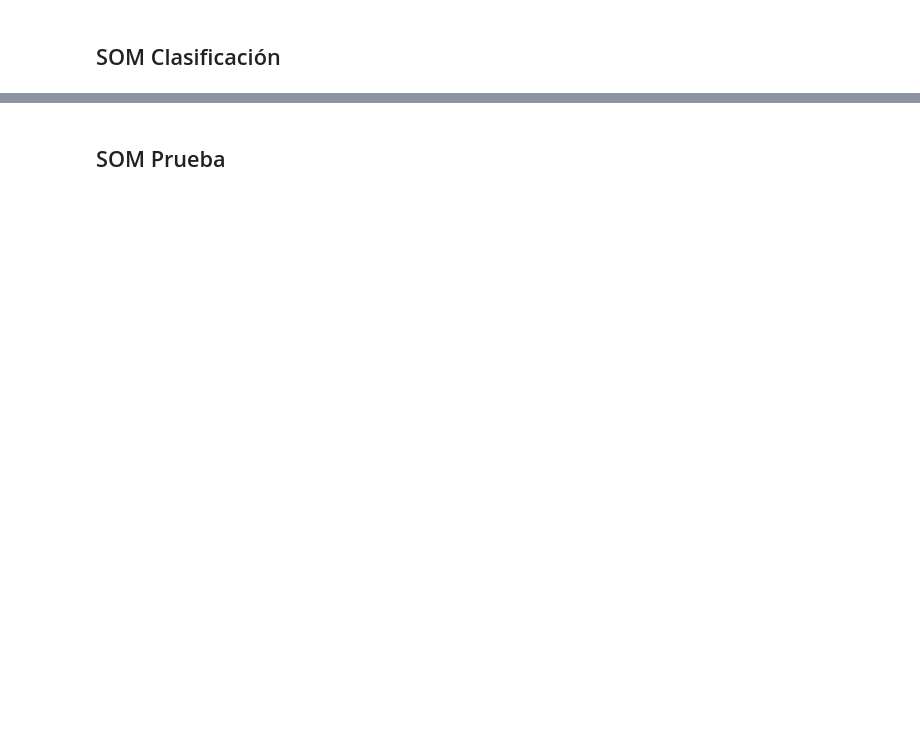
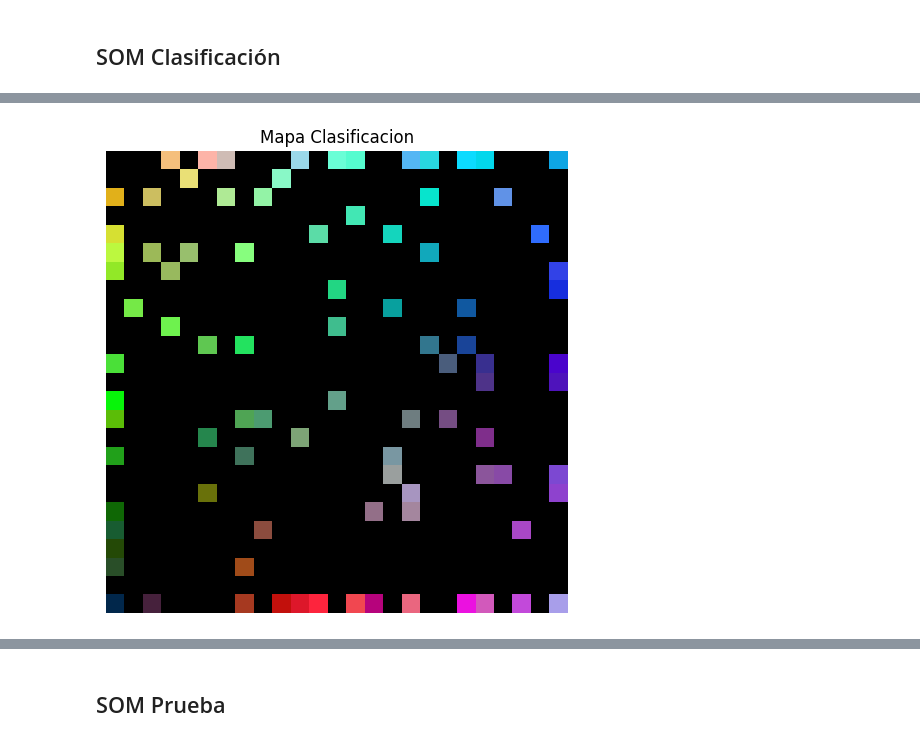
Before and after one commit to SergioRivero03/IA2-Practica1, a Jupyter notebook: L1P1-SOM_colores-resultado.ipynb, the cells around one changed output, grey strips where cells are left out. Saved outputs shown, nothing was run; the diff lists cells and outputs as text; code cells hidden in the pictures; blank space fills up the shorter version.

Commit message:
Clasificación Casi Completa

```diff
--- a/L1P1-SOM_colores-resultado.ipynb
+++ b/L1P1-SOM_colores-resultado.ipynb
@@ -242,6 +245,7 @@ for i in range(periodo+1):
 # %%
 # Clasifica los patrones de entrenamiento con la matriz de pesos recién entrenada
 
+# Inicializamos con 0 los mapas
 mapa_clasificacion = np.zeros((lado_mapa*lado_mapa, num_entradas))
 mapa_activacion = np.zeros((lado_mapa, lado_mapa))
 mapa_distancias = np.zeros((lado_mapa, lado_mapa))
@@ -252,23 +256,100 @@ for patron in datos:
 
     # Calculamos la bmu para cada patron del dataset y actualizamos el mapa de clasificación y el de activación
     bmu, bmu_idx, posicion = calcular_bmu(patron, matriz_pesos, num_entradas)
-    print(f"Cordenadas de la bmu: ", bmu_idx)
 
-    mapa_clasificacion[posicion] = patron_entrada
+    mapa_clasificacion[posicion] = patron
     mapa_activacion[bmu_idx[0], bmu_idx[1]] += 1
 
-    #Calcula la distancia del patron a su bmu y se acumumla en la neurona correspondiente
+    #Calculamos la distancia del patron a su bmu y se acumumla en la neurona correspondiente
     distancia = np.linalg.norm(patron - bmu)
     suma_distancias[bmu_idx[0], bmu_idx[1]] += distancia
 
-    # Calcular la distancia media solo para las neuronas activadas
+    # Calculamos la distancia media solo para las neuronas activadas
 
 for x in range(lado_mapa):
     for y in range(lado_mapa):
         if mapa_activacion[x, y] > 0:  # Solo calcular si la neurona fue activada
             mapa_distancias[x, y] = suma_distancias[x, y] / mapa_activacion[x, y]
 
-print(f"Mapa de clasificacion\n", mapa_clasificacion)
-print(f"Mapa de activacion\n", mapa_activacion)
-print(f"Mapa de distancias:\n", mapa_distancias)
+
+
+
+def calcular_error_cuantificacion(datos, matriz_pesos):
+    error = 0
+    for patron in datos:
+        bmu, bmu_idx, posicion = calcular_bmu(patron, matriz_pesos, num_entradas)
+        error += np.linalg.norm(patron - matriz_pesos[posicion])
+    return error / len(datos)
+
+def es_vecino(bmu1_idx, bmu2_idx):
+    x1, y1 = bmu1_idx
+    x2, y2 = bmu2_idx
+    return abs(x1 - x2) + abs(y1 - y2) == 1
+
+def calcular_error_topologico(datos, matriz_pesos, lado_mapa):
+    num_errores = 0
+
+    for patron in datos:
+        # Encontrar BMU-1 (coordenadas de la BMU para el patrón)
+        bmu1, bmu1_idx, posicion1 = calcular_bmu(patron, matriz_pesos, num_entradas)
+
+        # Encontrar BMU-2 (segunda más cercana)
+        distancias = np.linalg.norm(matriz_pesos - patron, axis=1)  # Distancias a todas las neuronas
+        distancias[posicion1] = np.inf  # Ignorar BMU-1
+        posicion2 = np.argmin(distancias)  # Índice de la segunda BMU
+
+        # Obtener las coordenadas (x, y) para la segunda BMU (BMU-2)
+        bmu2_idx = (posicion2 // lado_mapa, posicion2 % lado_mapa)
+
+        # Si BMU-2 no es vecina de BMU-1, contar como error
+        if not es_vecino(bmu1_idx, bmu2_idx):
+            num_errores += 1
+
+    # Promedio de errores sobre el total de datos
+    return num_errores / len(datos)
+
+# Las neuronas activadas son el número de clases, para calcularlas basta con contar las neuronas != de 0 en el mapa de activación
+# Al tener una matriz con las distancias de los patrones a sus respectias BMUs basta con sumar dichas distancias y dividirlas por el
+# número de datos para hallar la media. De todas formas implementamos también una función para hallar el error de cuantificación
+
+num_clases = np.count_nonzero(mapa_activacion)
+print("Número estimado de clases:", num_clases)
+error_cuantificacion = np.sum(suma_distancias) / len(datos)
+print("Error de Cuantificación:", error_cuantificacion)
+error_topologico = calcular_error_topologico(datos, matriz_pesos, lado_mapa)
+print("Error Topológico:",error_topologico)
+
+def pintar_graficas(mapa_1, mapa_2, mapa_3, lado_mapa):
+
+    # Mapa de Clasificación
+    pintar_mapa(mapa_1, 'Mapa Clasificacion')
+
+    # Mapa de Distancias
+    plt.figure(figsize=(6, 6))
+    im3 = plt.imshow(mapa_3, cmap='coolwarm', aspect='auto')
+    plt.title("Mapa de Distancias")
+    plt.xlabel("X")
+    plt.ylabel("Y")
+    plt.colorbar(im3)
+    plt.show()
+
+    # Mapa de Activación en 3D
+    fig = plt.figure(figsize=(6, 6))
+    ax = fig.add_subplot(111, projection='3d')
+
+    x, y = np.meshgrid(np.arange(mapa_2.shape[0]), np.arange(mapa_2.shape[1]))
+    x = x.flatten()
+    y = y.flatten()
+    z = mapa_2.flatten()
+
+    ax.bar3d(x, y, np.zeros_like(z), 1, 1, z, shade=True, cmap='viridis')
+    ax.set_title("Histograma 3D del Mapa de Activación")
+    ax.set_xlabel("X")
+    ax.set_ylabel("Y")
+    ax.set_zlabel("Activación")
+    plt.show()
+
+
+
+pintar_graficas(mapa_clasificacion,mapa_activacion,mapa_distancias,lado_mapa)
 # %% [output]
@@ -291,0 +359 @@ Cordenadas de la bmu:  (49, 15)
+[figure, added]
```
Also changed, not shown: parts of 8 cells of this notebook.
